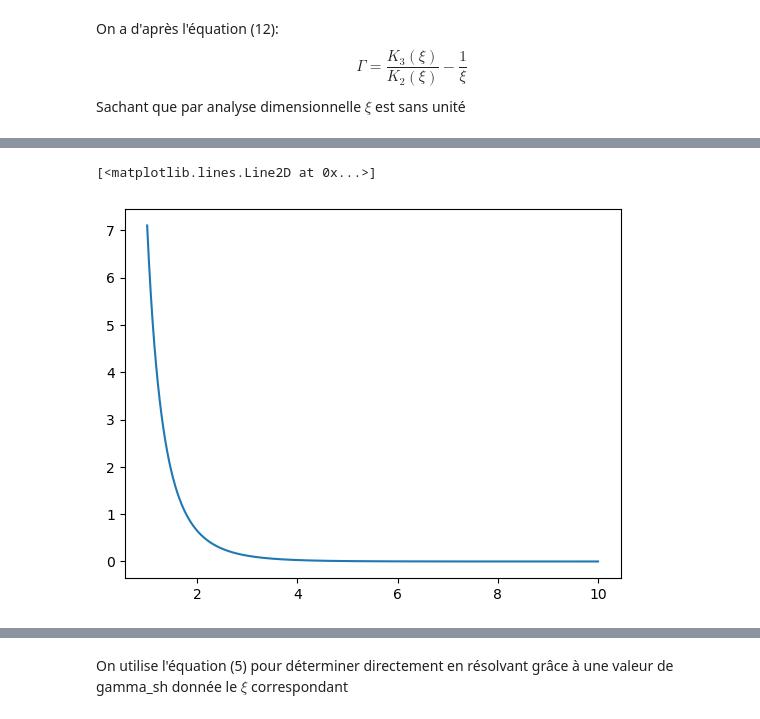
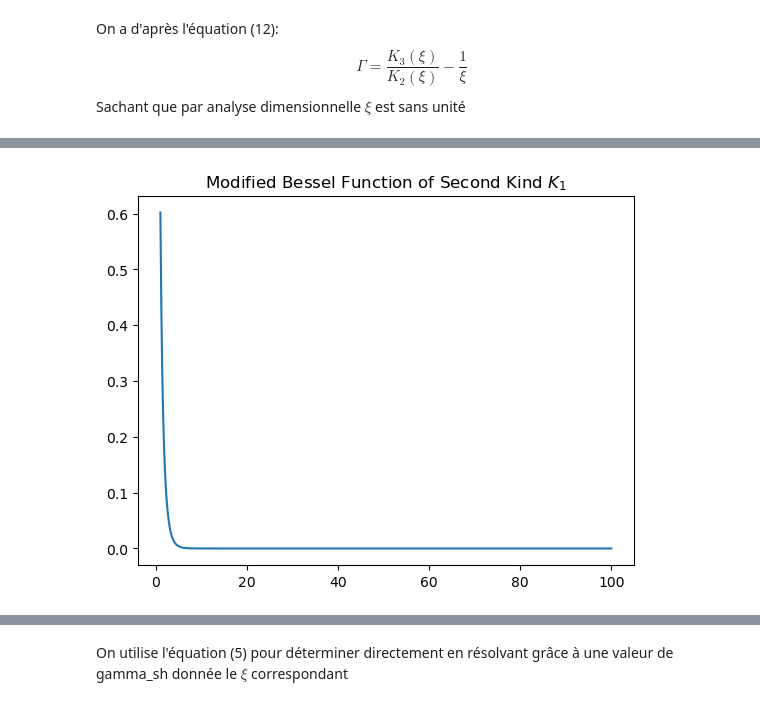
Before and after one commit to quentin-bouquet/Mod-le-Spectro-Temporel-d-mission-d-un-sursaut-gamma, a Jupyter notebook: MAIN.ipynb, the cells around one changed output, grey strips where cells are left out. Cells and saved outputs as stored; diff of their text form; code cells hidden in the pictures.

```diff
--- a/MAIN.ipynb
+++ b/MAIN.ipynb
@@ -43,6 +45,7 @@ plt.plot(test1, K2(test1))
-# %%
-plt.plot(test1, K3(test1))
-# %% [output]
-[<matplotlib.lines.Line2D at 0x...>]
-[figure, removed]
+# %%
+plt.plot(test1, K1(test1))
+plt.title('Modified Bessel Function of Second Kind $K_{1}$')
+plt.show()
+# %% [output]
+[figure, added]
 # %%
```
Also changed, not shown: parts of 7 cells of this notebook.
